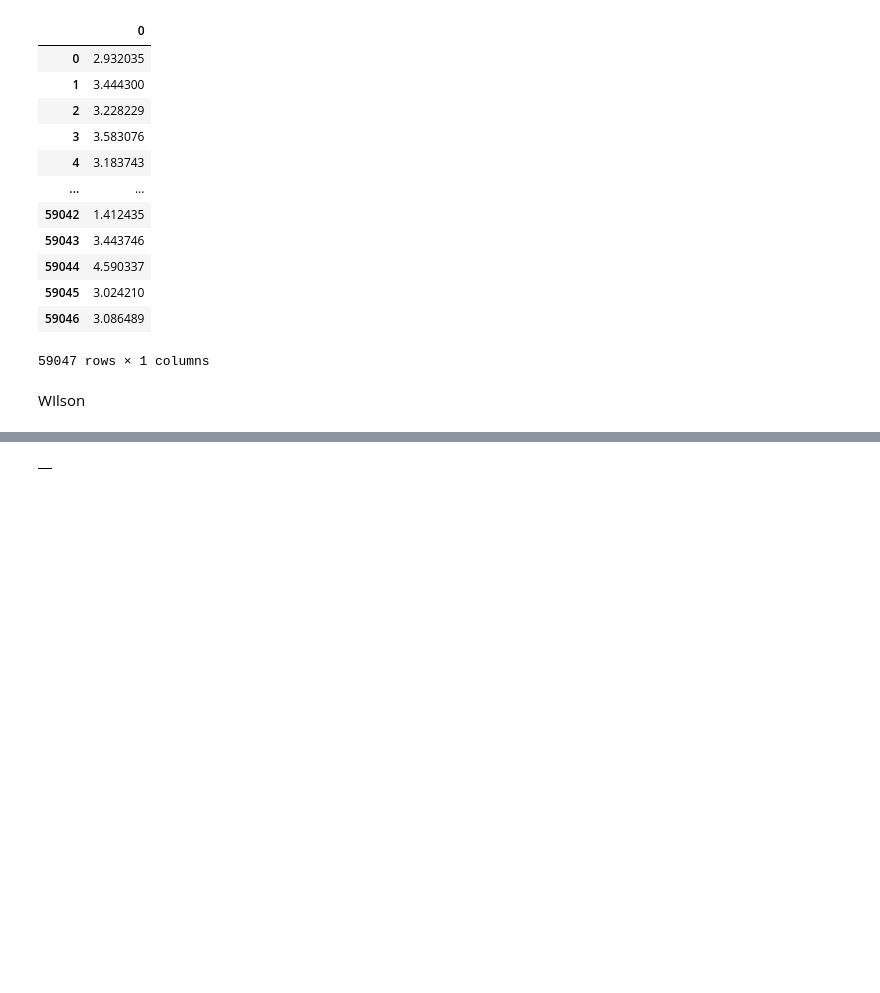
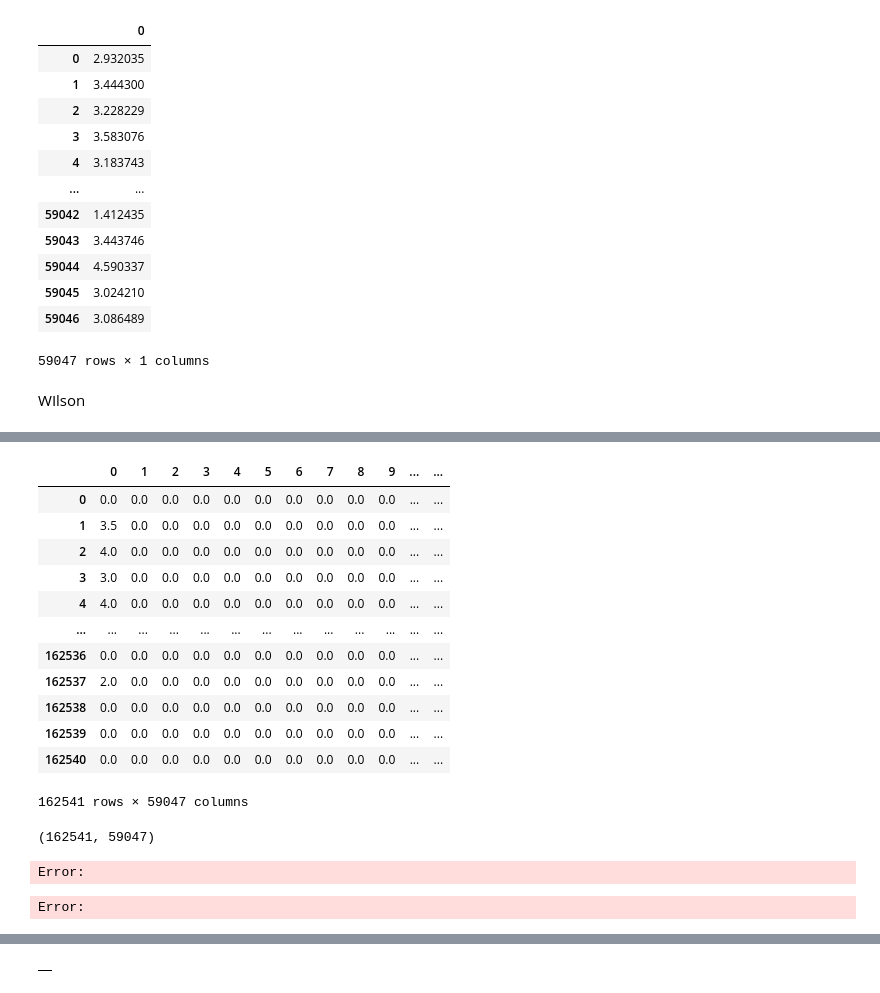
Before and after one commit to vincentlewi/import-group_name, a Jupyter notebook: backend/test.ipynb, the cells around one changed output, grey strips where cells are left out. Drawn from its saved outputs; the diff is of its cells as text; code cells hidden in the pictures; blank space fills up the shorter version.

```diff
--- a/backend/test.ipynb
+++ b/backend/test.ipynb
@@ -90,0 +144,62 @@ WIlson
+# %%
+user_movie_matrix = pd.DataFrame.sparse.from_spmatrix(X)
+user_movie_matrix
+# %% [output]
+|  | 0 | 1 | 2 | 3 | 4 | 5 | 6 | 7 | 8 | 9 | ... | ... |
+| 0 | 0.0 | 0.0 | 0.0 | 0.0 | 0.0 | 0.0 | 0.0 | 0.0 | 0.0 | 0.0 | ... | ... |
+| 1 | 3.5 | 0.0 | 0.0 | 0.0 | 0.0 | 0.0 | 0.0 | 0.0 | 0.0 | 0.0 | ... | ... |
+| 2 | 4.0 | 0.0 | 0.0 | 0.0 | 0.0 | 0.0 | 0.0 | 0.0 | 0.0 | 0.0 | ... | ... |
+| 3 | 3.0 | 0.0 | 0.0 | 0.0 | 0.0 | 0.0 | 0.0 | 0.0 | 0.0 | 0.0 | ... | ... |
+| 4 | 4.0 | 0.0 | 0.0 | 0.0 | 0.0 | 0.0 | 0.0 | 0.0 | 0.0 | 0.0 | ... | ... |
+| ... | ... | ... | ... | ... | ... | ... | ... | ... | ... | ... | ... | ... |
+| 162536 | 0.0 | 0.0 | 0.0 | 0.0 | 0.0 | 0.0 | 0.0 | 0.0 | 0.0 | 0.0 | ... | ... |
+| 162537 | 2.0 | 0.0 | 0.0 | 0.0 | 0.0 | 0.0 | 0.0 | 0.0 | 0.0 | 0.0 | ... | ... |
+| 162538 | 0.0 | 0.0 | 0.0 | 0.0 | 0.0 | 0.0 | 0.0 | 0.0 | 0.0 | 0.0 | ... | ... |
+| 162539 | 0.0 | 0.0 | 0.0 | 0.0 | 0.0 | 0.0 | 0.0 | 0.0 | 0.0 | 0.0 | ... | ... |
+| 162540 | 0.0 | 0.0 | 0.0 | 0.0 | 0.0 | 0.0 | 0.0 | 0.0 | 0.0 | 0.0 | ... | ... |
+162541 rows × 59047 columns
+# %%
+user_movie_matrix.shape
+# %% [output]
+(162541, 59047)
+# %%
+user = 585
+
+# def user_based_recom(input_dataframe,input_user_id):
+#     pivot_user_based = pd.pivot_table(input_dataframe, index='title', columns=['userId'], values='rating').T
+#     sparse_pivot_ub = sparse.csr_matrix(pivot_user_based.fillna(0))
+#     user_recomm = pw.cosine_similarity(sparse_pivot_ub)
+#     user_recomm_df = pd.DataFrame(user_recomm,columns=pivot_user_based.index.values,
+#                  index=pivot_user_based.index.values)
+#     ## Item Rating Based Cosine Similarity
+#     usr_cosine_df = pd.DataFrame(user_recomm_df[input_user_id].sort_values(ascending=False))
+#     usr_cosine_df.reset_index(level=0, inplace=True)
+#     usr_cosine_df.columns = ['userId','cosine_sim']
+#     return usr_cosine_df
+
+# similarity = user_movie_matrix.corrwith(user_movie_matrix[user-1])
+# similarity
+
+# similarity = pd.DataFrame()
+# column = []
+# corrs = []
+# p_values = []
+
+# for n in user_movie_matrix:
+#     if (user - 1 != n):
+#         column.append(n) #Butuh tambah 1
+#         corr, p_value = pearsonr(user_movie_matrix[user-1], user_movie_matrix[1])
+#         corrs.append(corr)
+#         p_values.append(p_value)
+# similarity['user'] = column
+# similarity['corr'] = corrs
+# similarity['p_value'] = p_values
+# similarity
+
+# user_similarity = user_movie_matrix.iloc[user-1].T.corr(user_movie_matrix)
+
+user_similarity_cosine = cosine_similarity(user_movie_matrix, user_movie_matrix.iloc[user-1])
+user_similarity_cosine
+# %% [output]
+Error:
+Error:
```
Also changed, not shown: parts of 19 cells of this notebook.
